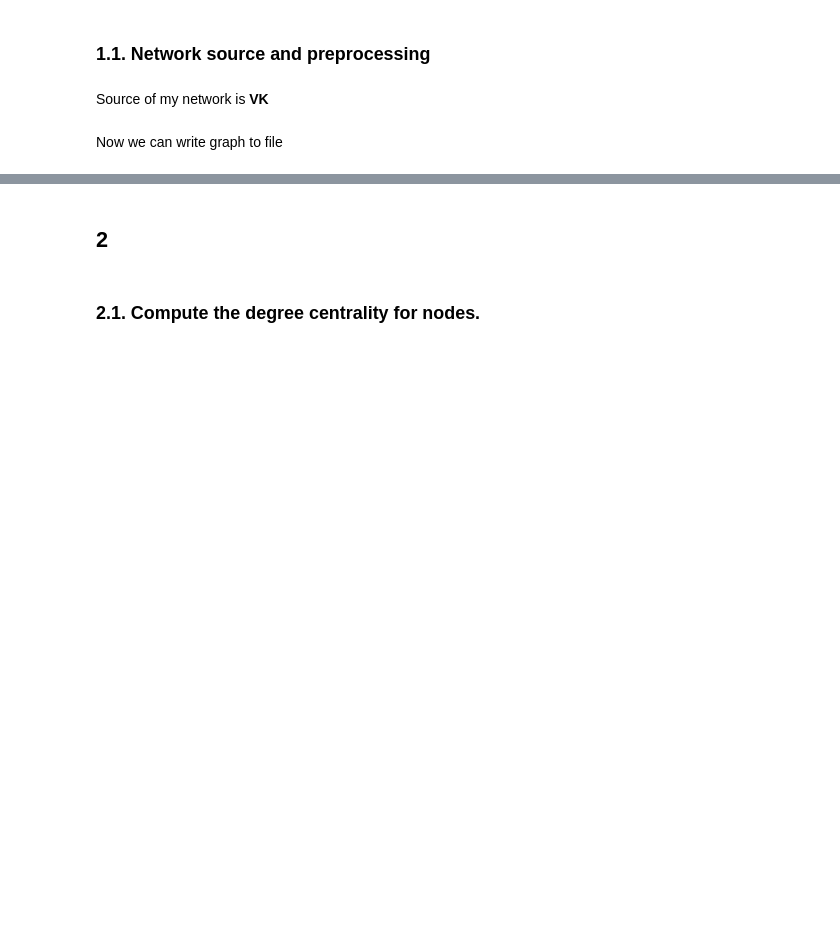
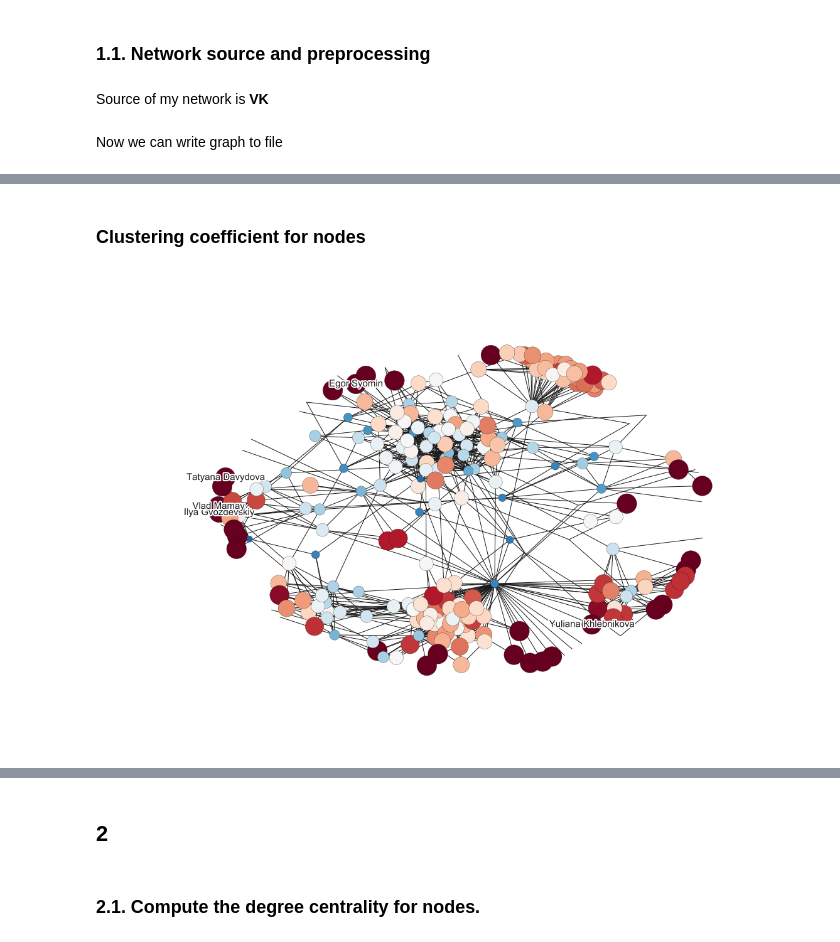
Before and after one commit to feygina/social-network-VK-analysis, a Jupyter notebook: vk_graph_feygina.ipynb, the cells around one changed output, grey strips where cells are left out. Cells and saved outputs as stored; diff of their text form; code cells hidden in the pictures; blank space fills up the shorter version.

```diff
--- a/vk_graph_feygina.ipynb
+++ b/vk_graph_feygina.ipynb
@@ -47,0 +61,8 @@ g = graphs[0]
+# %%
+clustering = nx.clustering(g, nodes=None, weight=None)
+# %% [markdown]
+### Clustering coefficient for nodes
+# %%
+draw_graph(g, clustering, 1000)
+# %% [output]
+[figure, added]
```
Also changed, not shown: parts of 35 cells of this notebook, 11 other files.
